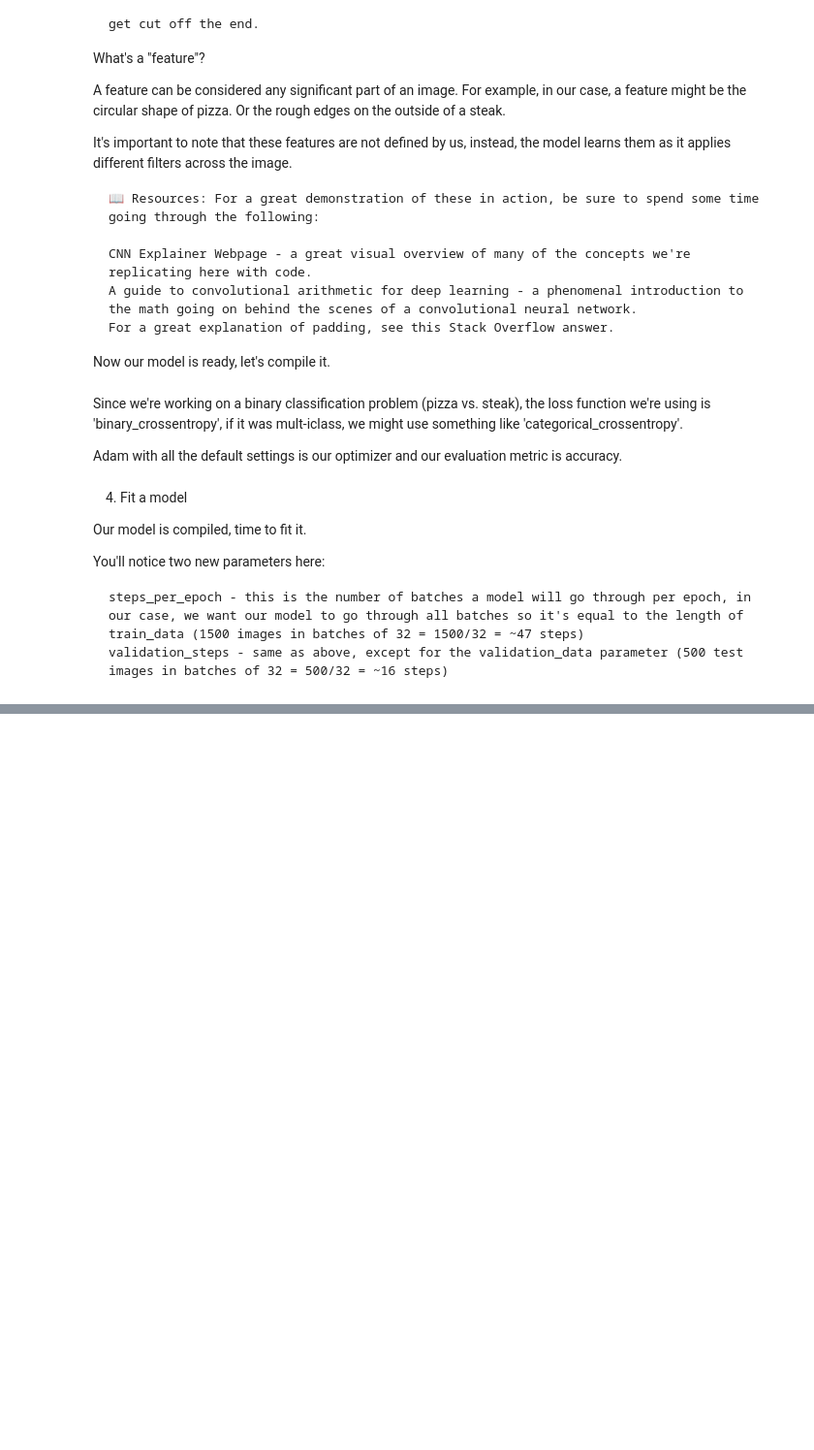
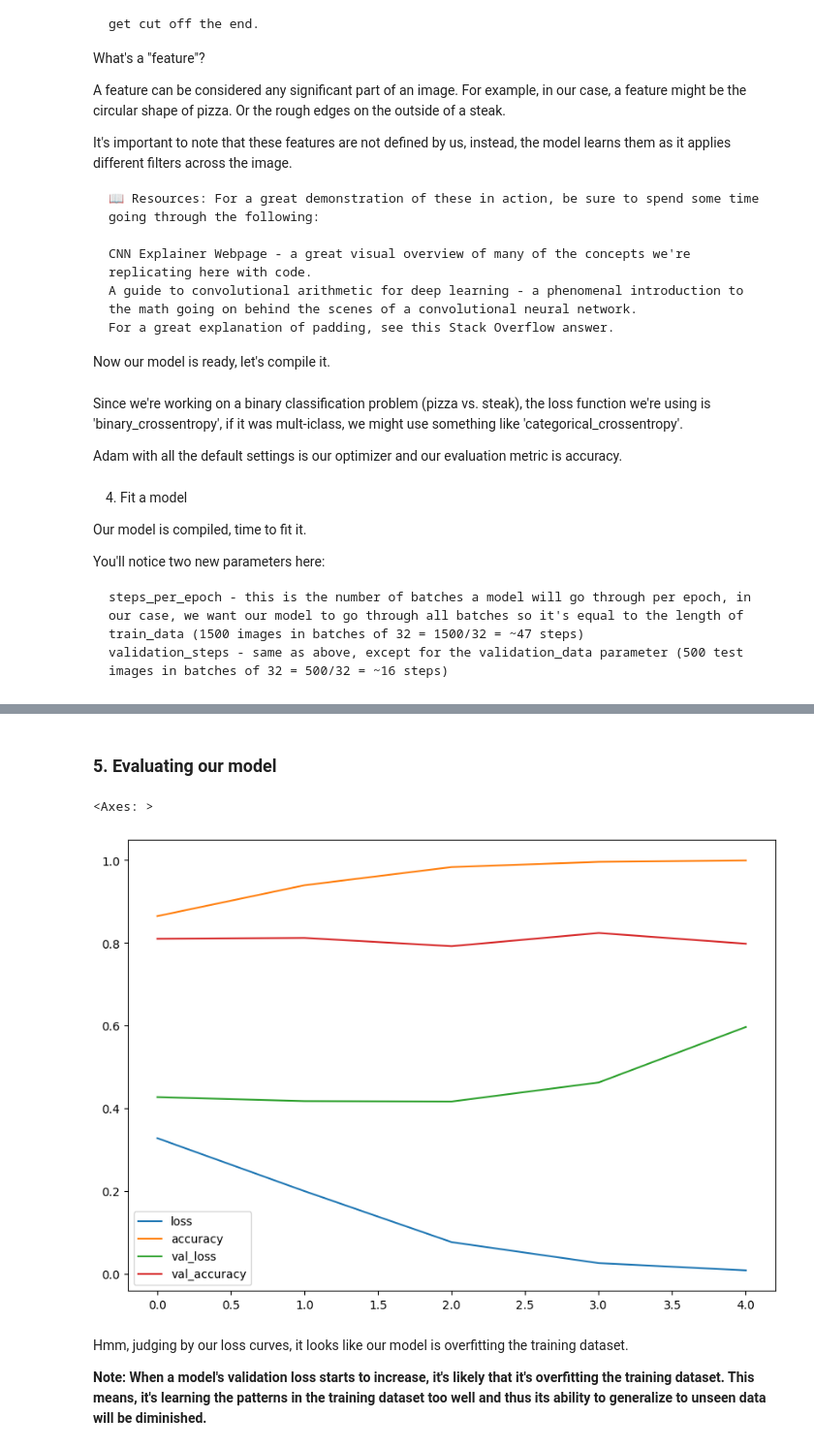
Before and after one commit to theclosedbook/TensorFlow, a Jupyter notebook: 03_into_to_compuetr_vision.ipynb, the cells around one changed output, grey strips where cells are left out. Shown at 97% size. Cells and saved outputs as stored; diff of their text form; code cells hidden in the pictures; blank space fills up the shorter version.

```diff
--- a/03_into_to_compuetr_vision.ipynb
+++ b/03_into_to_compuetr_vision.ipynb
@@ -704,0 +710,7 @@ You'll notice two new parameters here:
+# %%
+# Fit the model
+history_4 = model_4.fit(train_data,
+            epochs=5,
+            steps_per_epoch=len(train_data),
+            validation_data=test_data,
+            validation_steps=len(test_data))
@@ -704,0 +753,15 @@ You'll notice two new parameters here:
+# %% [markdown]
+### 5. Evaluating our model
+# %%
+# Let's Plot the training curves
+import pandas as pd
+pd.DataFrame(history_4.history).plot(figsize=(10,7))
+# %% [output]
+<Axes: >
+[figure, added]
+# %% [markdown]
+
+
+Hmm, judging by our loss curves, it looks like our model is overfitting the training dataset.
+
+**Note: When a model's validation loss starts to increase, it's likely that it's overfitting the training dataset. This means, it's learning the patterns in the training dataset too well and thus its ability to generalize to unseen data will be diminished.**
```
Also changed, not shown: parts of 28 cells of this notebook.
